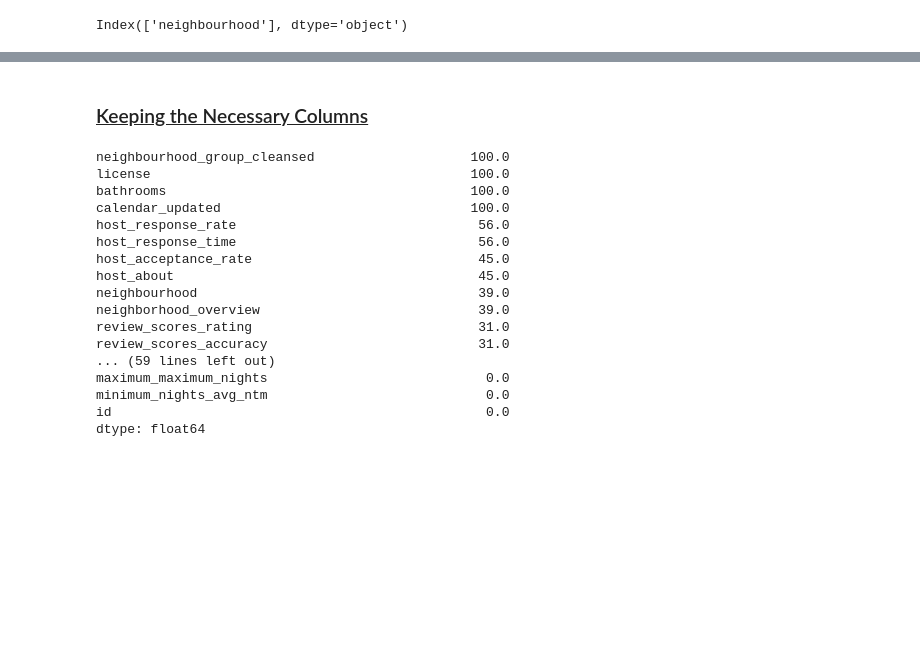
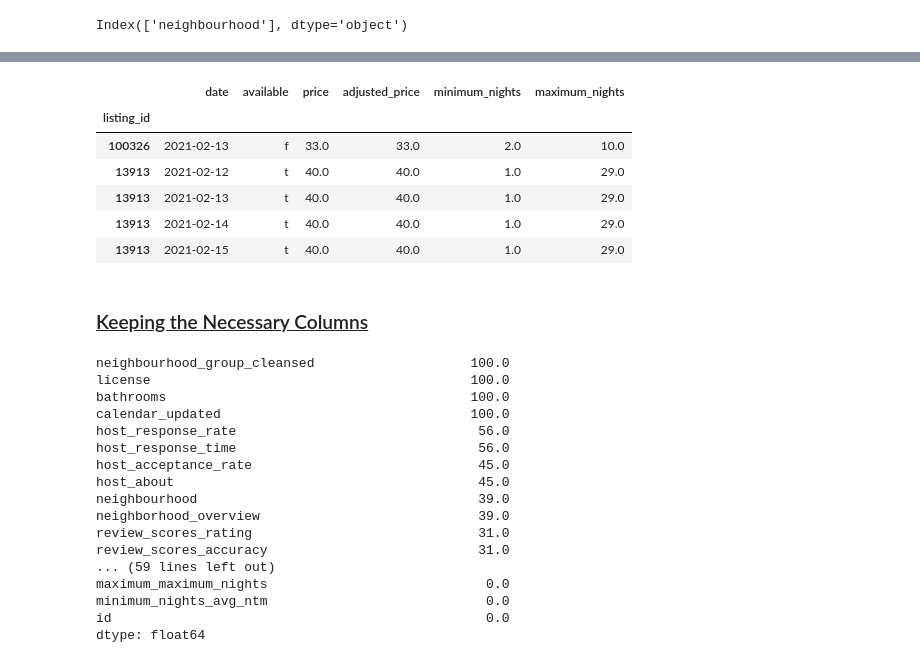
Before and after one commit to SaranyaPandiaraj/Futuristic_Airbnb-Exploring_in_London, a Jupyter notebook: Futuristic_Airbnb_London.ipynb, the cells around one changed output, grey strips where cells are left out. Drawn from its saved outputs; the diff is of its cells as text; code cells hidden in the pictures; blank space fills up the shorter version.

```diff
--- a/Futuristic_Airbnb_London.ipynb
+++ b/Futuristic_Airbnb_London.ipynb
@@ -62,3 +73,7 @@ Neighbourhoods_df = pd.read_csv("Dataset/neighbourhoods.csv")
+# %%
+#Calendar file
+
+Calendar_Summary_df = pd.read_csv("Dataset/calendar.csv", parse_dates=['date'], index_col='listing_id')
 # %% [markdown]
 <hr></hr>
 
@@ -103,3 +186,13 @@ pd.set_option('display.max_rows', 107)
+# %%
+Calendar_Summary_df.head(5)
+# %% [output]
+|  | date | available | price | adjusted_price | minimum_nights | maximum_nights |
+| listing_id |  |  |  |  |  |  |
+| 100326 | 2021-02-13 | f | 33.0 | 33.0 | 2.0 | 10.0 |
+| 13913 | 2021-02-12 | t | 40.0 | 40.0 | 1.0 | 29.0 |
+| 13913 | 2021-02-13 | t | 40.0 | 40.0 | 1.0 | 29.0 |
+| 13913 | 2021-02-14 | t | 40.0 | 40.0 | 1.0 | 29.0 |
+| 13913 | 2021-02-15 | t | 40.0 | 40.0 | 1.0 | 29.0 |
 # %% [markdown]
 ### <ins> Keeping the Necessary Columns </ins>
 # %%
```
Also changed, not shown: parts of 33 cells of this notebook, 4 other files.
